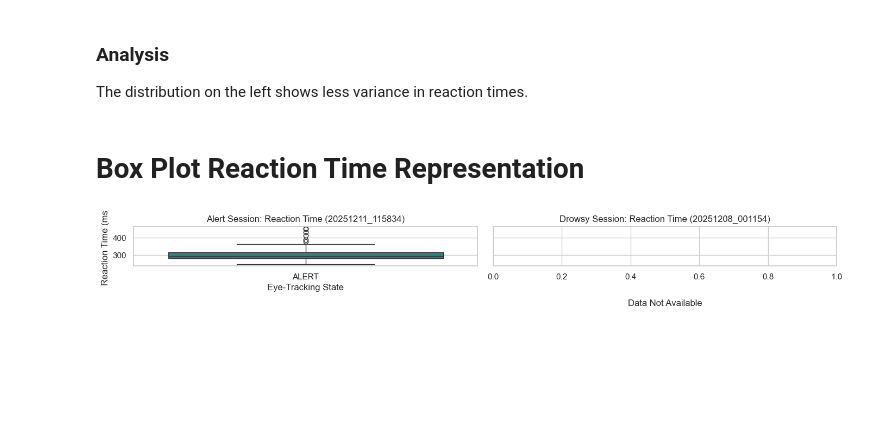
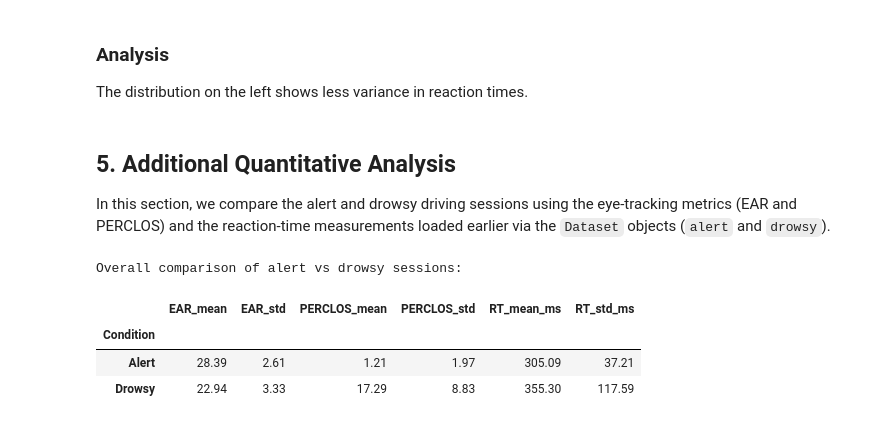
Before and after one commit to jjlukose55/Data_Collection_Final_Project, a Jupyter notebook: DataAnalysis_FinalProject.ipynb, the cells around one changed output. Cells and saved outputs as stored; diff of their text form; code cells hidden in the pictures; blank space fills up the shorter version.

Commit message:
updated project with added analysis

```diff
--- a/DataAnalysis_FinalProject.ipynb
+++ b/DataAnalysis_FinalProject.ipynb
@@ -348,52 +348,45 @@ plt.show()
 ### Analysis
 The distribution on the left shows less variance in reaction times.
 # %% [markdown]
-# Box Plot Reaction Time Representation
+## 5. Additional Quantitative Analysis
+
+In this section, we compare the alert and drowsy driving sessions using the eye-tracking
+metrics (EAR and PERCLOS) and the reaction-time measurements loaded earlier via the
+`Dataset` objects (`alert` and `drowsy`).
 # %%
-# Create subplots: 1 row, 2 columns, sharing Y axis for easy comparison
-fig, axes = plt.subplots(1, 2, figsize=(14, 6), sharey=True)
+def safe_mean(df, col):
+    return df[col].mean() if col in df.columns else float("nan")
 
-# Helper function to plot safely and avoid warnings
-def safe_boxplot(data, ax, title, palette):
-    if data is not None and not data.empty and 'State' in data.columns:
-        # Drop NaNs in State to avoid plotting issues/warnings
-        clean_data = data.dropna(subset=['State'])
-        if not clean_data.empty:
-            sns.boxplot(
-                data=clean_data,
-                x='State',
-                y='Reaction Time (ms)',
-                hue='State',
-                palette=palette,
-                legend=False,
-                ax=ax
-            )
-            ax.set_title(title)
-            ax.set_xlabel('Eye-Tracking State')
-            ax.set_ylabel('Reaction Time (ms)')
-            return
+def safe_std(df, col):
+    return df[col].std() if col in df.columns else float("nan")
 
-    # Fallback if no data
-    ax.text(0.5, 0.5, 'Data Not Available', ha='center')
-    ax.set_title(title)
+summary_rows = []
 
-# Alert Session Plot (Left)
-safe_boxplot(
-    alert.merged_df,
-    axes[0],
-    f'Alert Session: Reaction Time ({alert.id})',
-    'viridis'
-)
+for label, ds in [("Alert", alert), ("Drowsy", drowsy)]:
+    if ds.perclos_df is None or ds.reaction_df is None:
+        print(f"{label}: data not fully loaded, skipping.")
+        continue
 
-# Drowsy Session Plot (Right)
-safe_boxplot(
-    drowsy.merged_df,
-    axes[1],
-    f'Drowsy Session: Reaction Time ({drowsy.id})',
-    'magma'
-)
+    perclos = ds.perclos_df
+    rt = ds.reaction_df
 
-plt.tight_layout()
-plt.show()
+    row = {
+        "Condition": label,
+        "EAR_mean": safe_mean(perclos, "Selected_EAR"),
+        "EAR_std": safe_std(perclos, "Selected_EAR"),
+        "PERCLOS_mean": safe_mean(perclos, "PERCLOS_Score"),
+        "PERCLOS_std": safe_std(perclos, "PERCLOS_Score"),
+        "RT_mean_ms": safe_mean(rt, "Reaction Time (ms)"),
+        "RT_std_ms": safe_std(rt, "Reaction Time (ms)"),
+    }
+    summary_rows.append(row)
+
+summary_df = pd.DataFrame(summary_rows).set_index("Condition")
+print("Overall comparison of alert vs drowsy sessions:")
+display(summary_df.round(2))
 # %% [output]
-[figure, removed]
+Overall comparison of alert vs drowsy sessions:
+|  | EAR_mean | EAR_std | PERCLOS_mean | PERCLOS_std | RT_mean_ms | RT_std_ms |
+| Condition |  |  |  |  |  |  |
+| Alert | 28.39 | 2.61 | 1.21 | 1.97 | 305.09 | 37.21 |
+| Drowsy | 22.94 | 3.33 | 17.29 | 8.83 | 355.30 | 117.59 |
```
Also changed, not shown: parts of 18 cells of this notebook.
